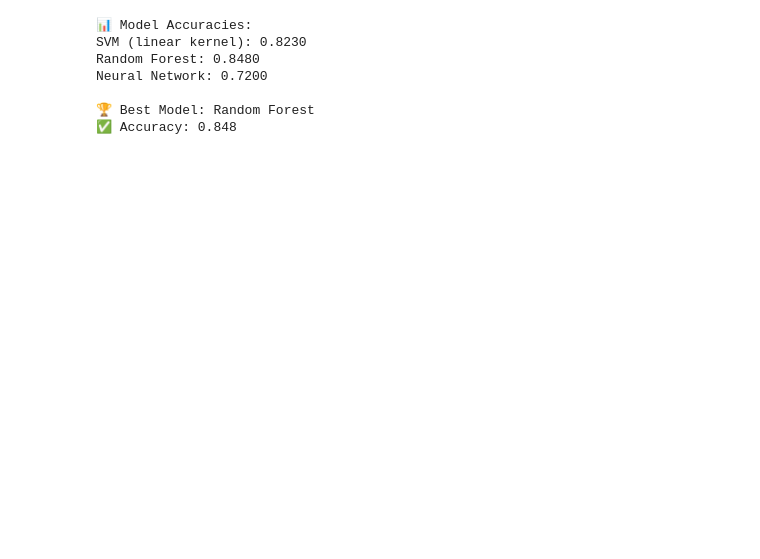
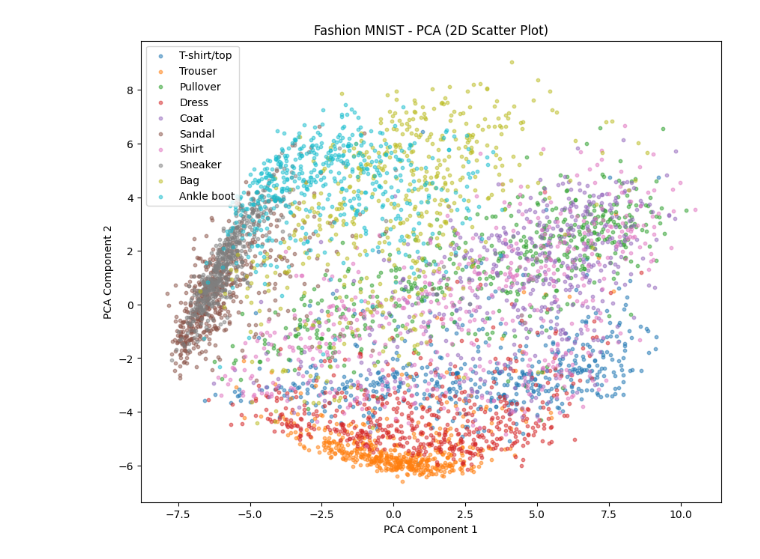
Before and after one commit to chhavi825/DATA-VISUALISATION-AND-INTERPRETATION_CHHAVI-CHAUHAN_500126509, a Jupyter notebook: MNIST/DVI_04.ipynb, the cells around one changed output. Cells and saved outputs as stored; diff of their text form; code cells hidden in the pictures; blank space fills up the shorter version.

```diff
--- a/MNIST/DVI_04.ipynb
+++ b/MNIST/DVI_04.ipynb
@@ -54,25 +34,0 @@ plt.show()
-# %%
-# 1. Support Vector Machine (SVM)
-svm = SVC(kernel='linear')
-svm.fit(x_train_flat, y_train_small)
-svm_preds = svm.predict(x_test_flat)
-
-# 2. Random Forest Classifier
-rf = RandomForestClassifier(n_estimators=100, random_state=42)
-rf.fit(x_train_flat, y_train_small)
-rf_preds = rf.predict(x_test_flat)
-
-# 3. Neural Network (Deep Learning Model)
-y_train_cat = to_categorical(y_train_small, 10)
-y_test_cat = to_categorical(y_test_small, 10)
-
-nn = Sequential([
-    Flatten(input_shape=(28, 28)),
-    Dense(64, activation='relu'),
-    Dense(10, activation='softmax')
-])
-
-nn.compile(optimizer='adam', loss='categorical_crossentropy', metrics=['accuracy'])
-nn.fit(x_train_small, y_train_cat, epochs=3, batch_size=64, verbose=1)
-
-nn_preds = np.argmax(nn.predict(x_test_small), axis=1)
@@ -149,23 +35,17 @@ weighted avg       0.75      0.72      0.72      1000
-# %%
-results = {
-    "SVM (linear kernel)": accuracy_score(y_test_small, svm_preds),
-    "Random Forest": accuracy_score(y_test_small, rf_preds),
-    "Neural Network": accuracy_score(y_test_small, nn_preds)
-}
-
-best_model, best_score = max(results.items(), key=lambda x: x[1])
-
-print("📊 Model Accuracies:")
-for model, score in results.items():
-    print(f"{model}: {score:.4f}")
-
-print("\n🏆 Best Model:", best_model)
-print("✅ Accuracy:", best_score)
-# %% [output]
-📊 Model Accuracies:
-SVM (linear kernel): 0.8230
-Random Forest: 0.8480
-Neural Network: 0.7200
-
-🏆 Best Model: Random Forest
-✅ Accuracy: 0.848
+# %%
+pca_2d = PCA(n_components=2)
+x_train_2d = pca_2d.fit_transform(x_train_flat)
+
+plt.figure(figsize=(10,8))
+for i in range(10):
+    idx = np.where(y_train == i)[0][:500]  # 500 samples per class
+    plt.scatter(x_train_2d[idx, 0], x_train_2d[idx, 1],
+                label=class_names[i], alpha=0.5, s=10)
+
+plt.xlabel("PCA Component 1")
+plt.ylabel("PCA Component 2")
+plt.title("Fashion MNIST - PCA (2D Scatter Plot)")
+plt.legend()
+plt.show()
+# %% [output]
+[figure, added]
```
Also changed, not shown: parts of 10 cells of this notebook, 2 other files.
